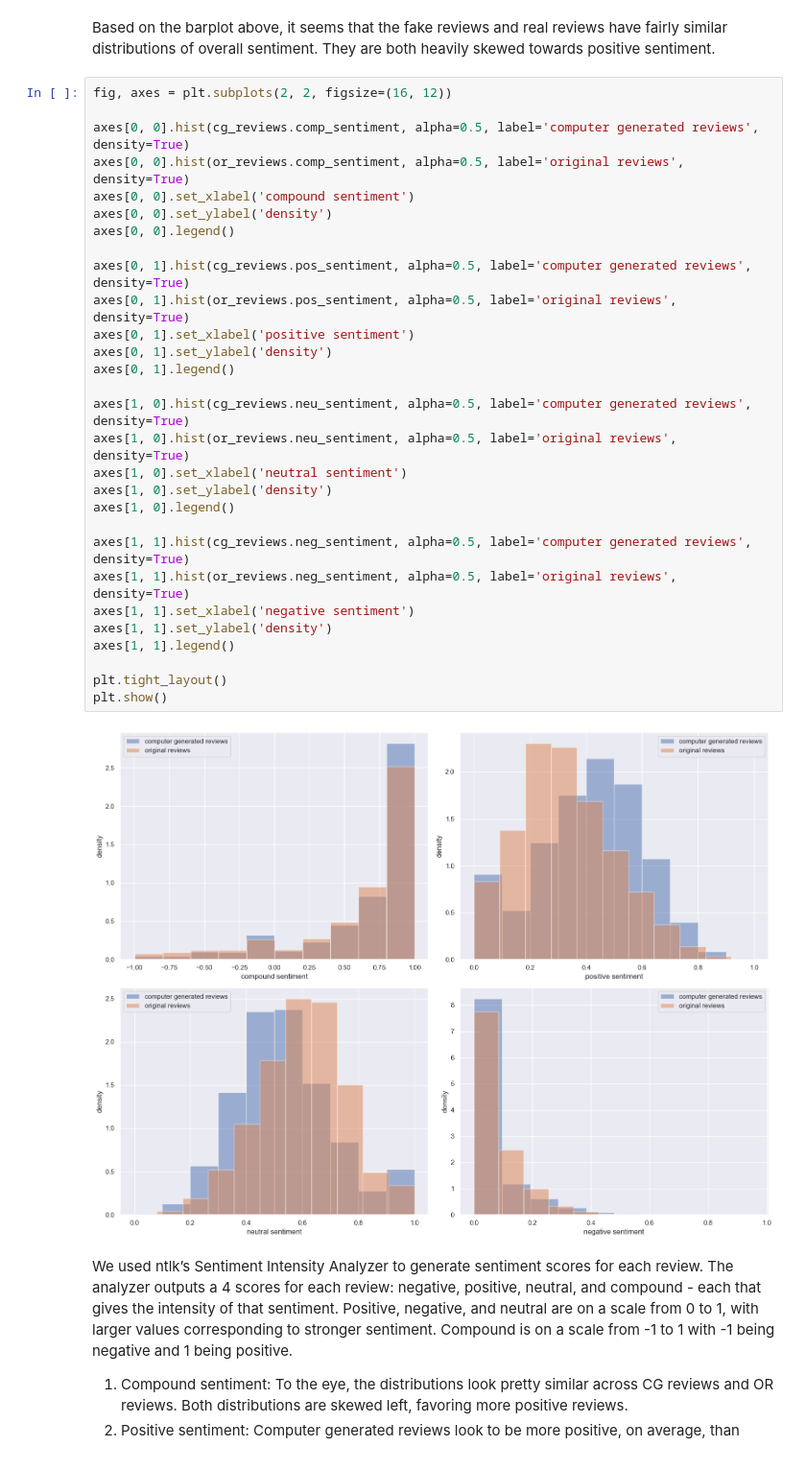
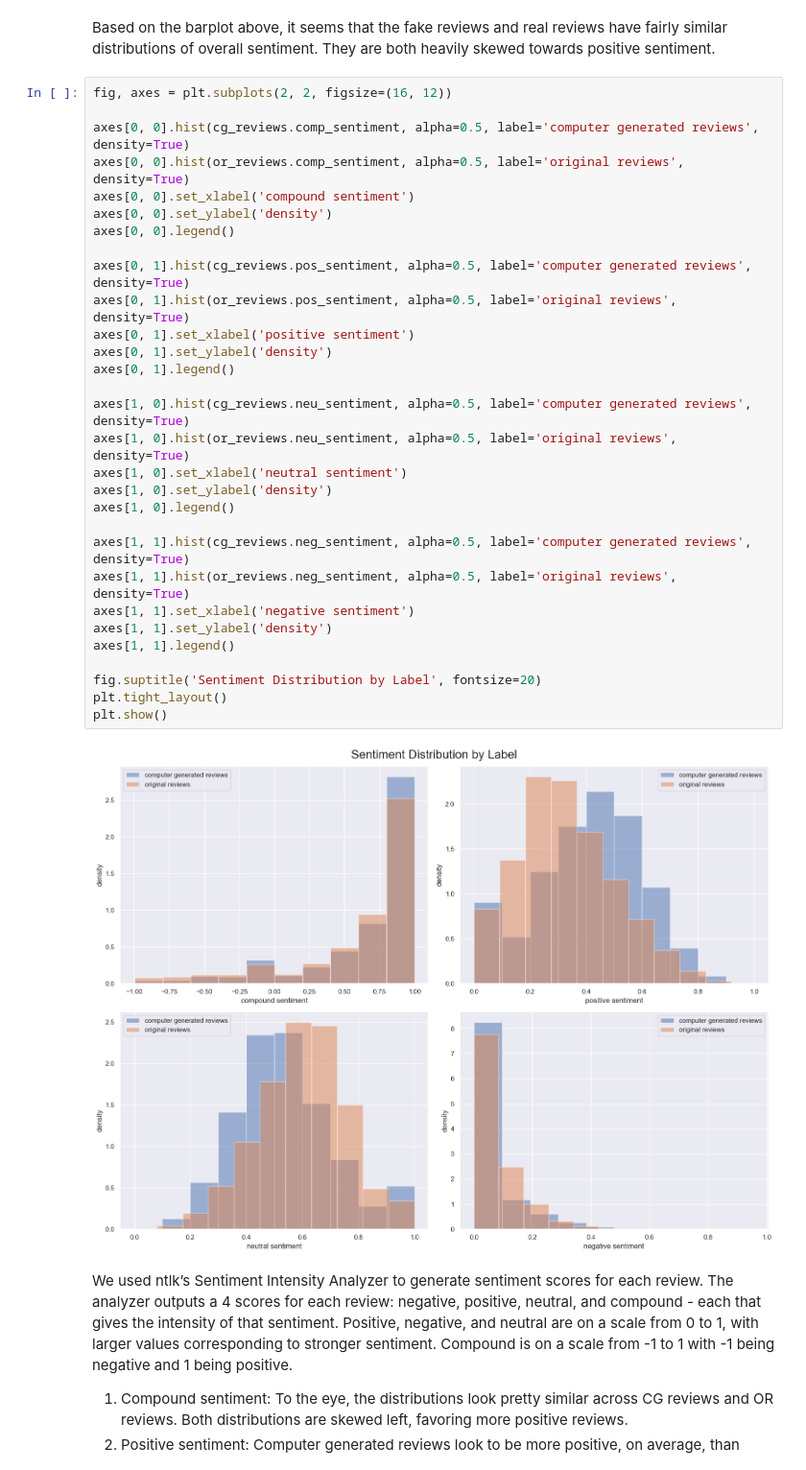
Before and after one commit to LiamManatt/Fake_Reviews, a Jupyter notebook: FinalProject_group058.ipynb, the cells around one changed output. Shown at 96% size. Cells and saved outputs as stored; diff of their text form.

```diff
--- a/FinalProject_group058.ipynb
+++ b/FinalProject_group058.ipynb
@@ -386,34 +390,35 @@ Based on the barplot above, it seems that the fake reviews and real reviews have
 # %%
 fig, axes = plt.subplots(2, 2, figsize=(16, 12))
 
 axes[0, 0].hist(cg_reviews.comp_sentiment, alpha=0.5, label='computer generated reviews', density=True)
 axes[0, 0].hist(or_reviews.comp_sentiment, alpha=0.5, label='original reviews', density=True)
 axes[0, 0].set_xlabel('compound sentiment')
 axes[0, 0].set_ylabel('density')
 axes[0, 0].legend()
 
 axes[0, 1].hist(cg_reviews.pos_sentiment, alpha=0.5, label='computer generated reviews', density=True)
 axes[0, 1].hist(or_reviews.pos_sentiment, alpha=0.5, label='original reviews', density=True)
 axes[0, 1].set_xlabel('positive sentiment')
 axes[0, 1].set_ylabel('density')
 axes[0, 1].legend()
 
 axes[1, 0].hist(cg_reviews.neu_sentiment, alpha=0.5, label='computer generated reviews', density=True)
 axes[1, 0].hist(or_reviews.neu_sentiment, alpha=0.5, label='original reviews', density=True)
 axes[1, 0].set_xlabel('neutral sentiment')
 axes[1, 0].set_ylabel('density')
 axes[1, 0].legend()
 
 axes[1, 1].hist(cg_reviews.neg_sentiment, alpha=0.5, label='computer generated reviews', density=True)
 axes[1, 1].hist(or_reviews.neg_sentiment, alpha=0.5, label='original reviews', density=True)
 axes[1, 1].set_xlabel('negative sentiment')
 axes[1, 1].set_ylabel('density')
 axes[1, 1].legend()
 
+fig.suptitle('Sentiment Distribution by Label', fontsize=20)
 plt.tight_layout()
 plt.show()
 # %% [output]
-[figure, old version]
+[figure, new version]
 # %% [markdown]
 We used ntlk’s Sentiment Intensity Analyzer to generate sentiment scores for each review. The analyzer outputs a 4 scores for each review: negative, positive, neutral, and compound - each that gives the intensity of that sentiment. Positive, negative, and neutral are on a scale from 0 to 1, with larger values corresponding to stronger sentiment. Compound is on a scale from -1 to 1 with -1 being negative and 1 being positive.
 1. Compound sentiment: To the eye, the distributions look pretty similar across CG reviews and OR reviews. Both distributions are skewed left, favoring more positive reviews.
```
Also changed, not shown: parts of 17 cells of this notebook, 4 other files.
